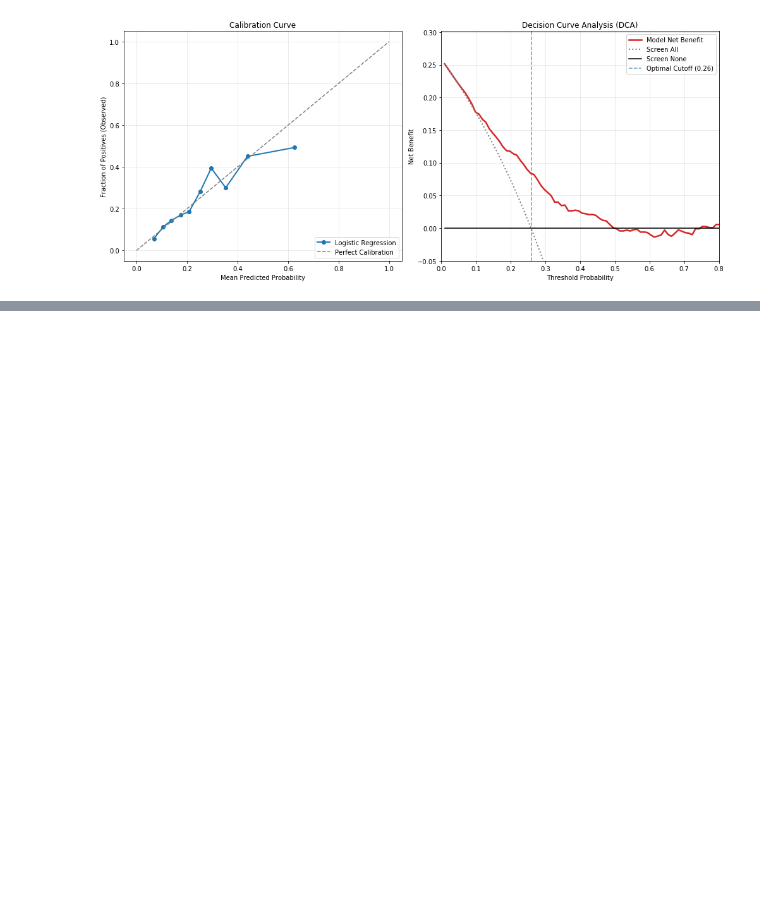
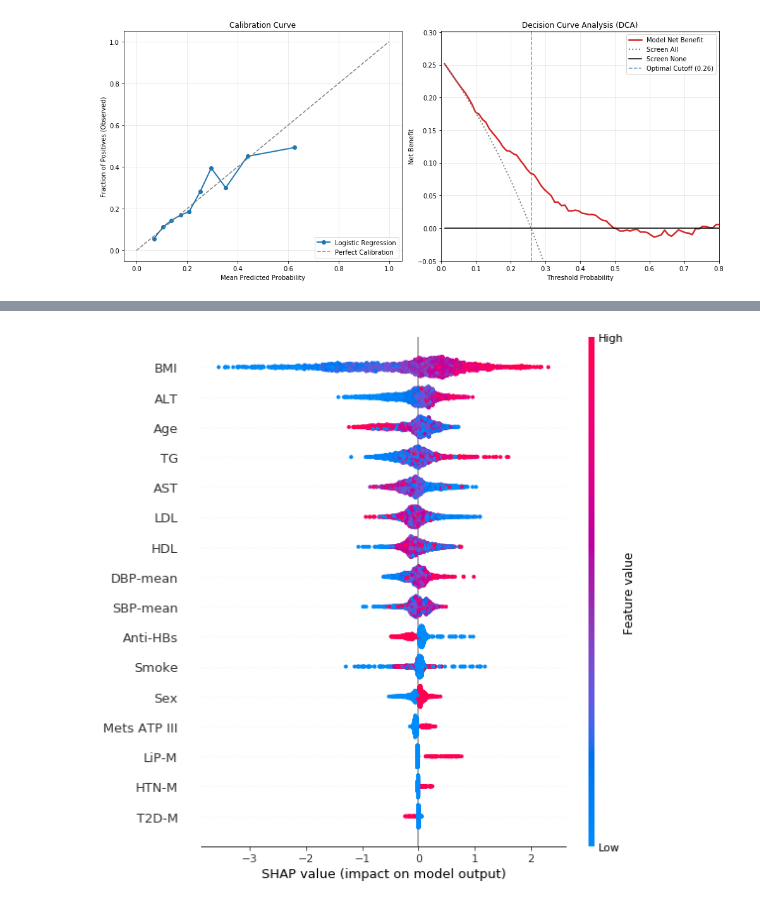
Before and after one commit to Masoudimani/Development-and-Internal-Validation-of-Clinical-Prediction-Models-for-MASLD, a Jupyter notebook: MASLD_7Year_Prediction.ipynb, the cells around one changed output, grey strips where cells are left out. Drawn from its saved outputs; the diff is of its cells as text; code cells hidden in the pictures; blank space fills up the shorter version.

```diff
--- a/MASLD_7Year_Prediction.ipynb
+++ b/MASLD_7Year_Prediction.ipynb
@@ -839,0 +833,55 @@ plt.show()
+# %%
+# ==============================================================================
+# PHASE 8: XGBoost SHAP SUMMARY PLOT (CORRECTED FOR DATA LEAKAGE)
+# ==============================================================================
+print("--- Generating SHAP values on strictly Imputed Dataset ---")
+
+# Transform the entire X using the imputer fitted ONLY on X_train to prevent data leakage
+X_shap_imp = pd.DataFrame(imputer_base.transform(X), columns=X.columns, index=X.index)
+
+# Fit XGBoost on the properly imputed dataset (Natural Prevalence)
+xgb_shap = XGBClassifier(
+    n_estimators=600, learning_rate=0.05, max_depth=4, subsample=0.9,
+    colsample_bytree=0.9, reg_lambda=3.0, random_state=RANDOM_STATE,
+    n_jobs=-1, eval_metric="logloss"
+)
+xgb_shap.fit(X_shap_imp, y)
+
+# Sample rows for SHAP speed
+MAX_ROWS = 2000
+if len(X_shap_imp) > MAX_ROWS:
+    rng = np.random.default_rng(RANDOM_STATE)
+    samp_idx = rng.choice(X_shap_imp.index, size=MAX_ROWS, replace=False)
+    X_for_shap = X_shap_imp.loc[samp_idx]
+else:
+    X_for_shap = X_shap_imp.copy()
+
+# Rename for display
+name_map = {
+    "BMI (kg/m^2)": "BMI", "m_sld_1": "Baseline SLD", "alt_1": "ALT",
+    "age_m": "Age", "ast_1": "AST", "tg_1": "TG", "sex": "Sex",
+    "m_hbsab_1": "Anti-HBs", "dbp_mean": "DBP-mean", "m_fbs_1": "FBS",
+    "m_smoke_1": "Smoke", "m_lipm_1": "LiP-M", "hdl_1": "HDL",
+    "m_htnm_1": "HTN-M", "sbp_mean": "SBP-mean", "m_t2dm_1": "T2D-M",
+    "ldl_1": "LDL", "m_metsatp3_1": "Mets ATP III"
+}
+X_disp = X_for_shap.rename(columns=name_map)
+
+# SHAP Explainer
+explainer = shap.TreeExplainer(xgb_shap)
+
+MM_TO_IN = 1 / 25.4
+plt.figure(figsize=(107 * MM_TO_IN, 80 * MM_TO_IN))
+plt.rcParams.update({"font.size": 8, "axes.labelsize": 8, "xtick.labelsize": 7, "ytick.labelsize": 8})
+
+try:
+    explanation = explainer(X_for_shap)
+    shap.summary_plot(explanation.values, features=X_disp, feature_names=X_disp.columns, show=False)
+except Exception:
+    shap_values = explainer.shap_values(X_for_shap)
+    shap.summary_plot(shap_values, features=X_disp, feature_names=X_disp.columns, show=False)
+
+plt.tight_layout()
+plt.savefig("shap_summary_107mm_300dpi.jpg", dpi=300, bbox_inches="tight")
+plt.show()
+# %% [output]
@@ -839,0 +900 @@ plt.show()
+[figure, added]
```
Also changed, not shown: parts of 10 cells of this notebook.
